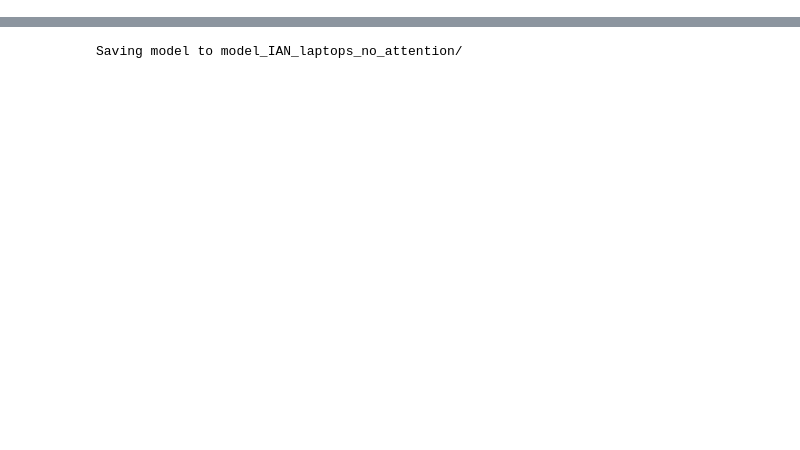
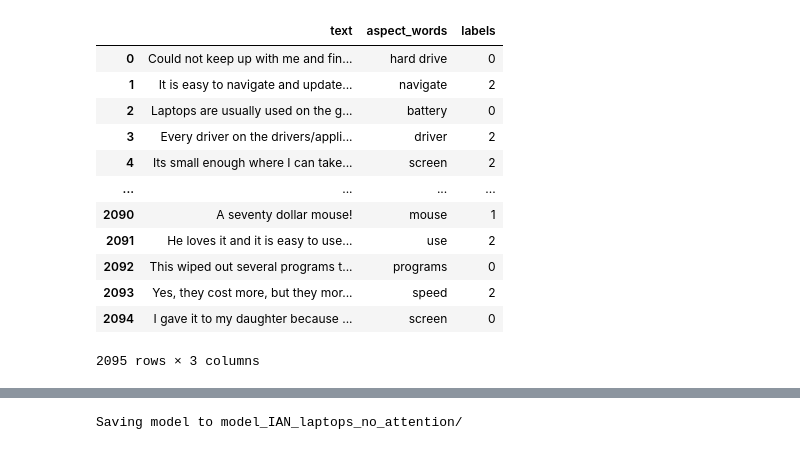
Before and after one commit to VenkteshV/Interactive_attention_networks, a Jupyter notebook: A4_IAN_no_attention_laptops.ipynb, the cells around one changed output, grey strips where cells are left out. Saved outputs shown, nothing was run; the diff lists cells and outputs as text; code cells hidden in the pictures; blank space fills up the shorter version.

```diff
--- a/A4_IAN_no_attention_laptops.ipynb
+++ b/A4_IAN_no_attention_laptops.ipynb
@@ -36,0 +37,18 @@ Requirement already satisfied: typing-extensions in /usr/local/lib/python3.7/dis
+# %%
+import pandas as pd
+data = pd.read_csv("train_sentiment_absa.csv")
+data
+# %% [output]
+|  | text | aspect_words | labels |
+| 0 | Could not keep up with me and fin... | hard drive | 0 |
+| 1 | It is easy to navigate and update... | navigate | 2 |
+| 2 | Laptops are usually used on the g... | battery | 0 |
+| 3 | Every driver on the drivers/appli... | driver | 2 |
+| 4 | Its small enough where I can take... | screen | 2 |
+| ... | ... | ... | ... |
+| 2090 | A seventy dollar mouse! | mouse | 1 |
+| 2091 | He loves it and it is easy to use... | use | 2 |
+| 2092 | This wiped out several programs t... | programs | 0 |
+| 2093 | Yes, they cost more, but they mor... | speed | 2 |
+| 2094 | I gave it to my daughter because ... | screen | 0 |
+2095 rows × 3 columns
```
Also changed, not shown: parts of 19 cells of this notebook, 16 other files.
